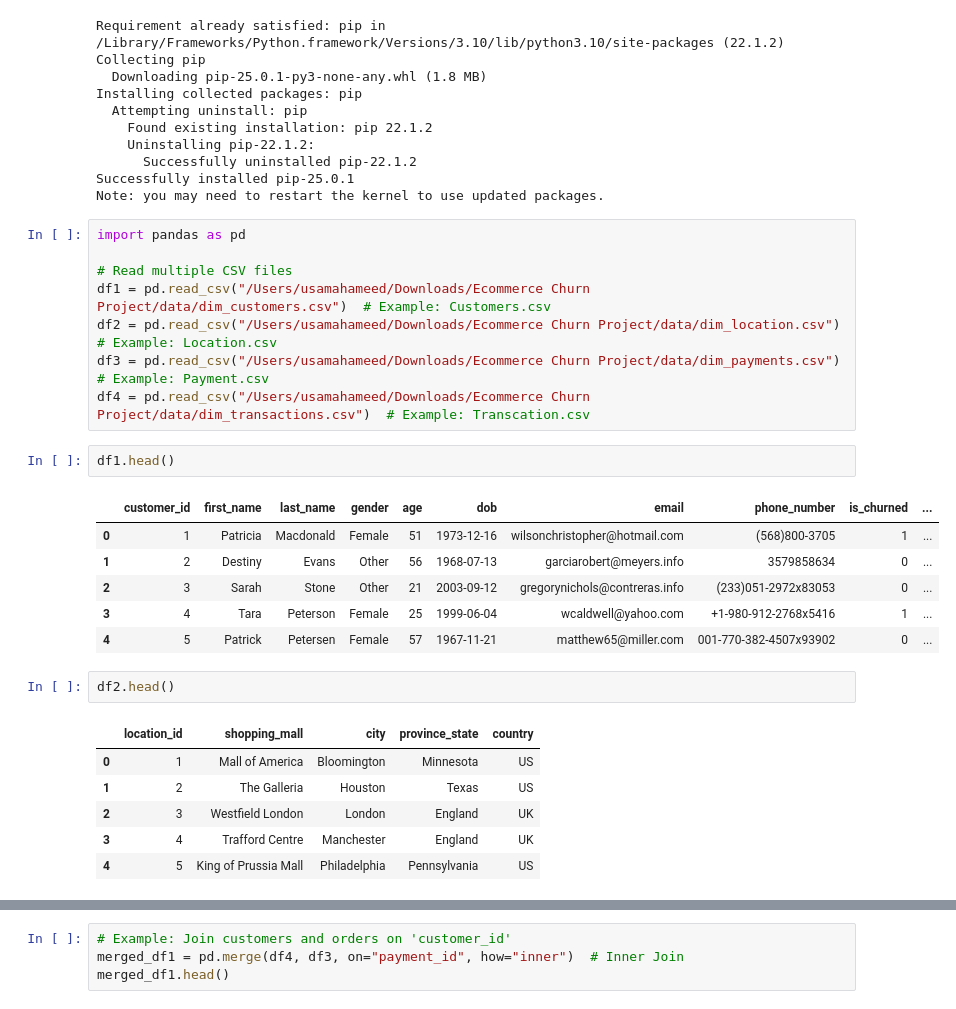
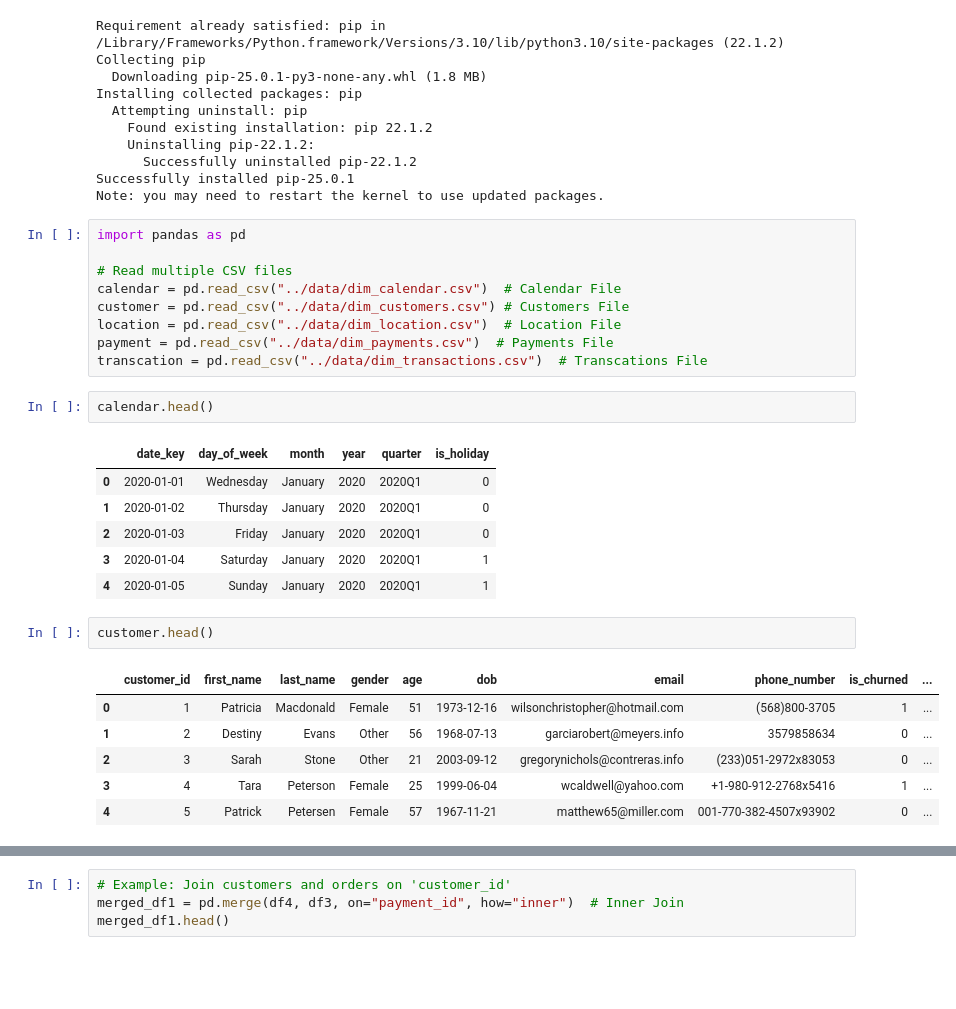
Before and after one commit to SobiaNoorAI/E-Commerce-Customer-Churn-Prediction, a Jupyter notebook: notebooks/Fact_Customer_Table.ipynb, the cells around one changed output, grey strips where cells are left out. Saved outputs shown, nothing was run; the diff lists cells and outputs as text; blank space fills up the shorter version.

```diff
--- a/notebooks/Fact_Customer_Table.ipynb
+++ b/notebooks/Fact_Customer_Table.ipynb
@@ -33,25 +33,26 @@ Note: you may need to restart the kernel to use updated packages.
 import pandas as pd
 
 # Read multiple CSV files
-df1 = pd.read_csv("/Users/usamahameed/Downloads/Ecommerce Churn Project/data/dim_customers.csv")  # Example: Customers.csv
-df2 = pd.read_csv("/Users/usamahameed/Downloads/Ecommerce Churn Project/data/dim_location.csv")  # Example: Location.csv
-df3 = pd.read_csv("/Users/usamahameed/Downloads/Ecommerce Churn Project/data/dim_payments.csv")  # Example: Payment.csv
-df4 = pd.read_csv("/Users/usamahameed/Downloads/Ecommerce Churn Project/data/dim_transactions.csv")  # Example: Transcation.csv
+calendar = pd.read_csv("../data/dim_calendar.csv")  # Calendar File
+customer = pd.read_csv("../data/dim_customers.csv") # Customers File
+location = pd.read_csv("../data/dim_location.csv")  # Location File
+payment = pd.read_csv("../data/dim_payments.csv")  # Payments File
+transcation = pd.read_csv("../data/dim_transactions.csv")  # Transcations File
 # %%
-df1.head()
+calendar.head()
 # %% [output]
-|  | customer_id | first_name | last_name | gender | age | dob | email | phone_number | is_churned | ... |
-| 0 | 1 | Patricia | Macdonald | Female | 51 | 1973-12-16 | wilsonchristopher@hotmail.com | (568)800-3705 | 1 | ... |
-| 1 | 2 | Destiny | Evans | Other | 56 | 1968-07-13 | garciarobert@meyers.info | 3579858634 | 0 | ... |
-| 2 | 3 | Sarah | Stone | Other | 21 | 2003-09-12 | gregorynichols@contreras.info | (233)051-2972x83053 | 0 | ... |
-| 3 | 4 | Tara | Peterson | Female | 25 | 1999-06-04 | wcaldwell@yahoo.com | +1-980-912-2768x5416 | 1 | ... |
-| 4 | 5 | Patrick | Petersen | Female | 57 | 1967-11-21 | matthew65@miller.com | 001-770-382-4507x93902 | 0 | ... |
+|  | date_key | day_of_week | month | year | quarter | is_holiday |
+| 0 | 2020-01-01 | Wednesday | January | 2020 | 2020Q1 | 0 |
+| 1 | 2020-01-02 | Thursday | January | 2020 | 2020Q1 | 0 |
+| 2 | 2020-01-03 | Friday | January | 2020 | 2020Q1 | 0 |
+| 3 | 2020-01-04 | Saturday | January | 2020 | 2020Q1 | 1 |
+| 4 | 2020-01-05 | Sunday | January | 2020 | 2020Q1 | 1 |
 # %%
-df2.head()
+customer.head()
 # %% [output]
-|  | location_id | shopping_mall | city | province_state | country |
-| 0 | 1 | Mall of America | Bloomington | Minnesota | US |
-| 1 | 2 | The Galleria | Houston | Texas | US |
-| 2 | 3 | Westfield London | London | England | UK |
-| 3 | 4 | Trafford Centre | Manchester | England | UK |
-| 4 | 5 | King of Prussia Mall | Philadelphia | Pennsylvania | US |
+|  | customer_id | first_name | last_name | gender | age | dob | email | phone_number | is_churned | ... |
+| 0 | 1 | Patricia | Macdonald | Female | 51 | 1973-12-16 | wilsonchristopher@hotmail.com | (568)800-3705 | 1 | ... |
+| 1 | 2 | Destiny | Evans | Other | 56 | 1968-07-13 | garciarobert@meyers.info | 3579858634 | 0 | ... |
+| 2 | 3 | Sarah | Stone | Other | 21 | 2003-09-12 | gregorynichols@contreras.info | (233)051-2972x83053 | 0 | ... |
+| 3 | 4 | Tara | Peterson | Female | 25 | 1999-06-04 | wcaldwell@yahoo.com | +1-980-912-2768x5416 | 1 | ... |
+| 4 | 5 | Patrick | Petersen | Female | 57 | 1967-11-21 | matthew65@miller.com | 001-770-382-4507x93902 | 0 | ... |
```
Also changed, not shown: parts of 13 cells of this notebook.
